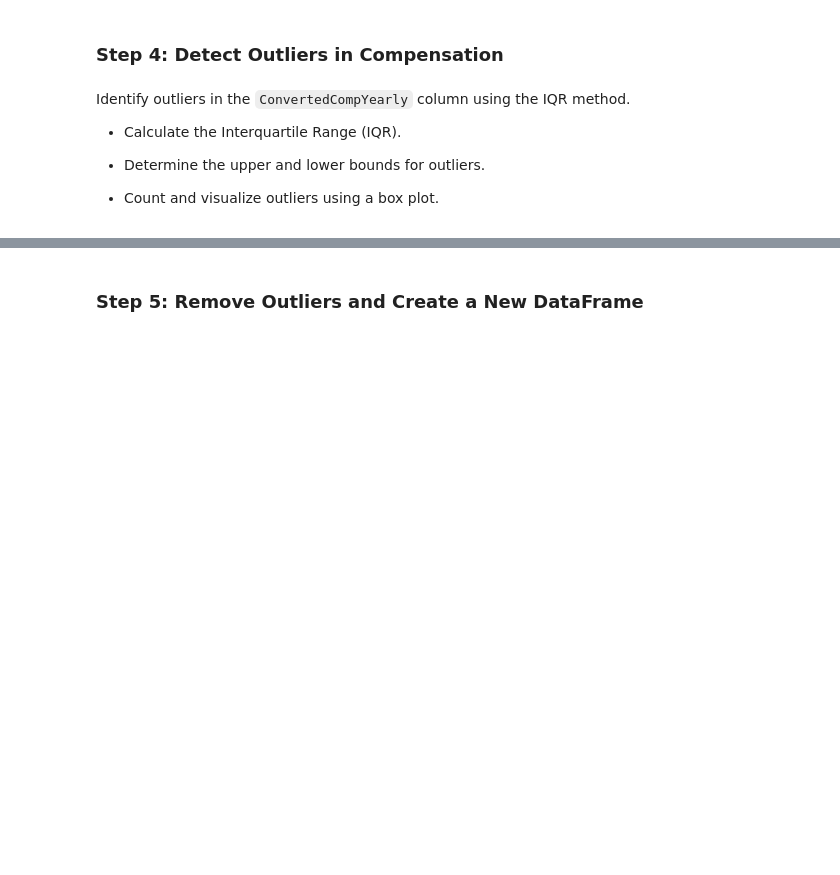
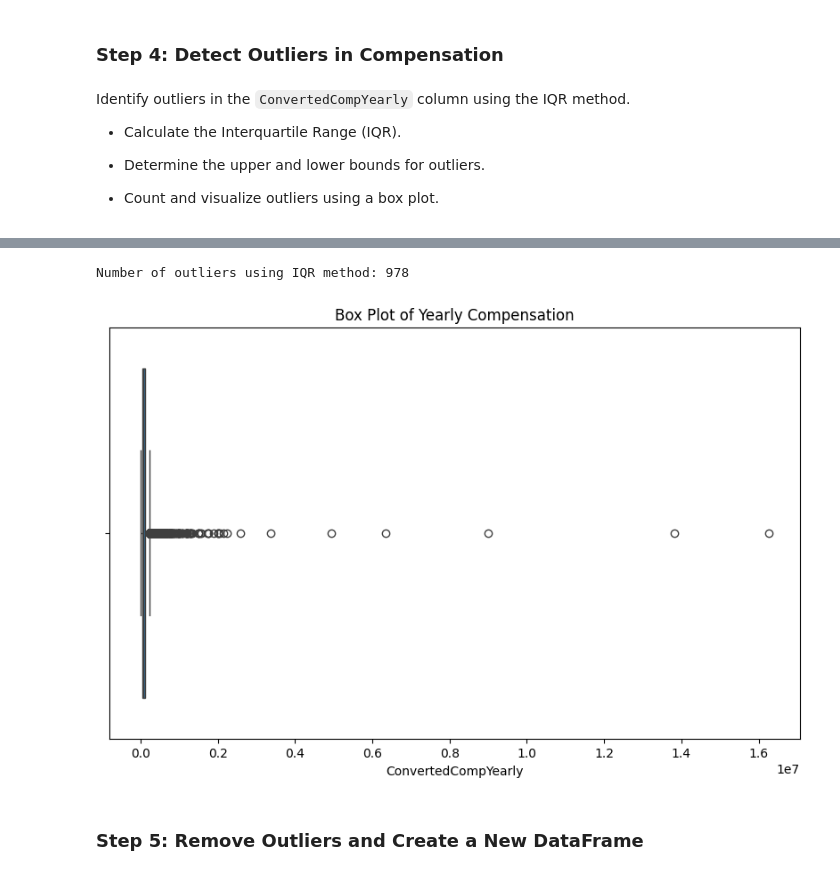
Before and after one commit to Seitaro1012/IBM_Data-Analyst_CapstoneProject, a Jupyter notebook: Task3/Lab 12 Finding Outliers.ipynb, the cells around one changed output, grey strips where cells are left out. Drawn from its saved outputs; the diff is of its cells as text; code cells hidden in the pictures; blank space fills up the shorter version.

```diff
--- a/Task3/Lab 12 Finding Outliers.ipynb
+++ b/Task3/Lab 12 Finding Outliers.ipynb
@@ -120,3 +174,24 @@ Identify outliers in the `ConvertedCompYearly` column using the IQR method.
+# %%
+##Write your code here
+
+Q1 = df['ConvertedCompYearly'].quantile(0.25)
+Q3 = df['ConvertedCompYearly'].quantile(0.75)
+IQR = Q3 - Q1
+
+lower_bound = Q1 - 1.5 * IQR
+upper_bound = Q3 + 1.5 * IQR
+
+outliers = df[(df['ConvertedCompYearly'] < lower_bound) | (df['ConvertedCompYearly'] > upper_bound)]
+print(f"Number of outliers using IQR method: {len(outliers)}")
+
+plt.figure(figsize=(10, 6))
+sns.boxplot(x=df['ConvertedCompYearly'])
+plt.title('Box Plot of Yearly Compensation')
+plt.xlabel('ConvertedCompYearly')
+plt.show()
+# %% [output]
+Number of outliers using IQR method: 978
+[figure, added]
 # %% [markdown]
 <h3>Step 5: Remove Outliers and Create a New DataFrame</h3>
 # %% [markdown]
```
Also changed, not shown: parts of 13 cells of this notebook.
